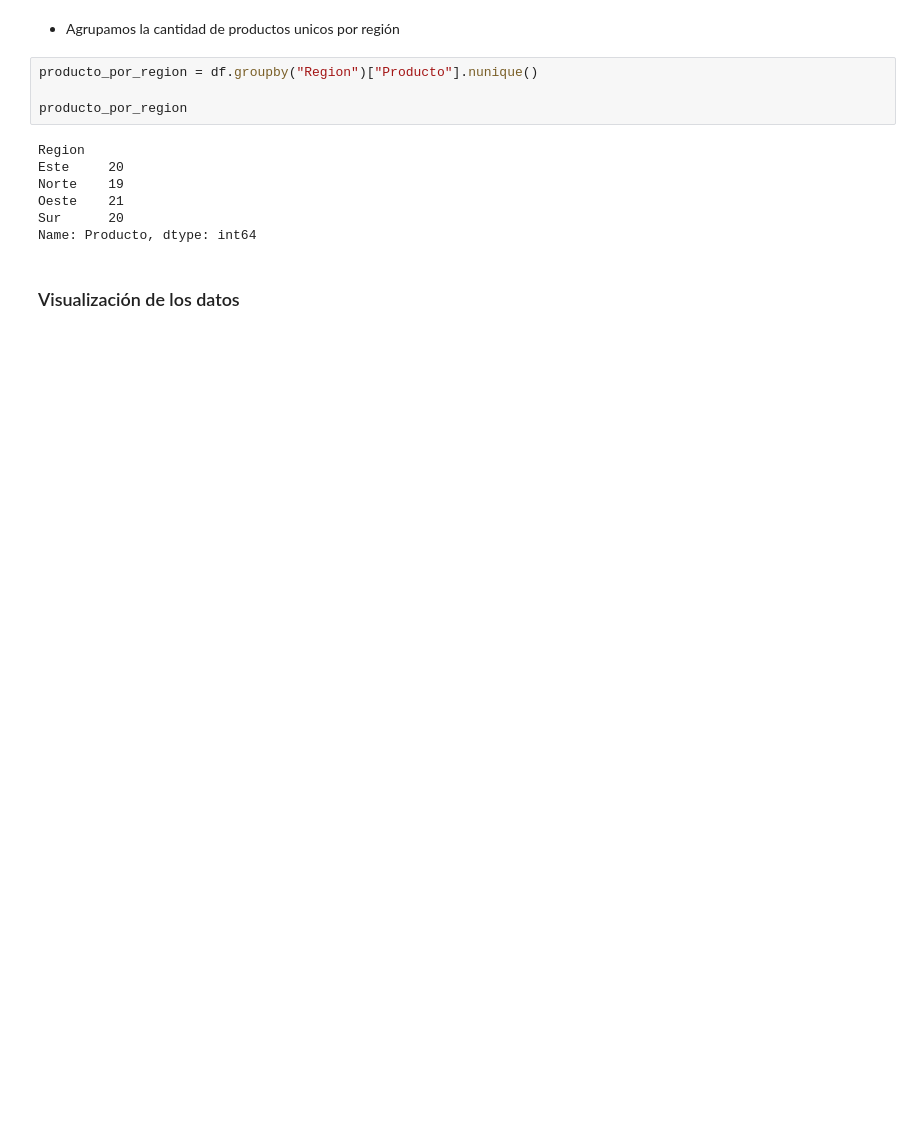
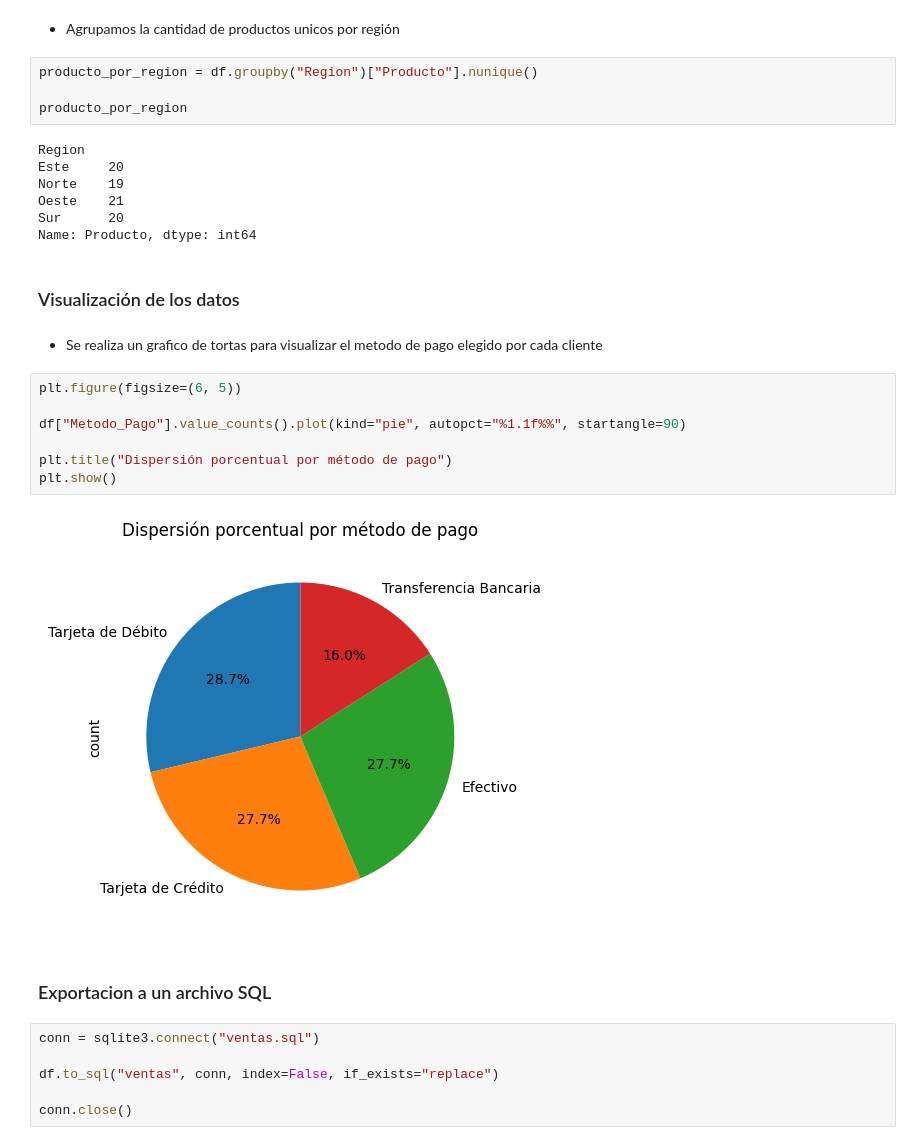
Before and after one commit to Tobias-Vega/parcial_1_tpl3_tobias_vega, a Jupyter notebook: main.ipynb, the cells around one changed output. Cells and saved outputs as stored; diff of their text form; blank space fills up the shorter version.

```diff
--- a/main.ipynb
+++ b/main.ipynb
@@ -240,3 +269,22 @@ Sur      20
 Name: Producto, dtype: int64
 # %% [markdown]
 ### Visualización de los datos
+# %% [markdown]
+- Se realiza un grafico de tortas para visualizar el metodo de pago elegido por cada cliente
+# %%
+plt.figure(figsize=(6, 5))
+
+df["Metodo_Pago"].value_counts().plot(kind="pie", autopct="%1.1f%%", startangle=90)
+
+plt.title("Dispersión porcentual por método de pago")
+plt.show()
+# %% [output]
+[figure, added]
+# %% [markdown]
+### Exportacion a un archivo SQL
+# %%
+conn = sqlite3.connect("ventas.sql")
+
+df.to_sql("ventas", conn, index=False, if_exists="replace")
+
+conn.close()
```
Also changed, not shown: parts of 5 cells of this notebook, 1 other file.
